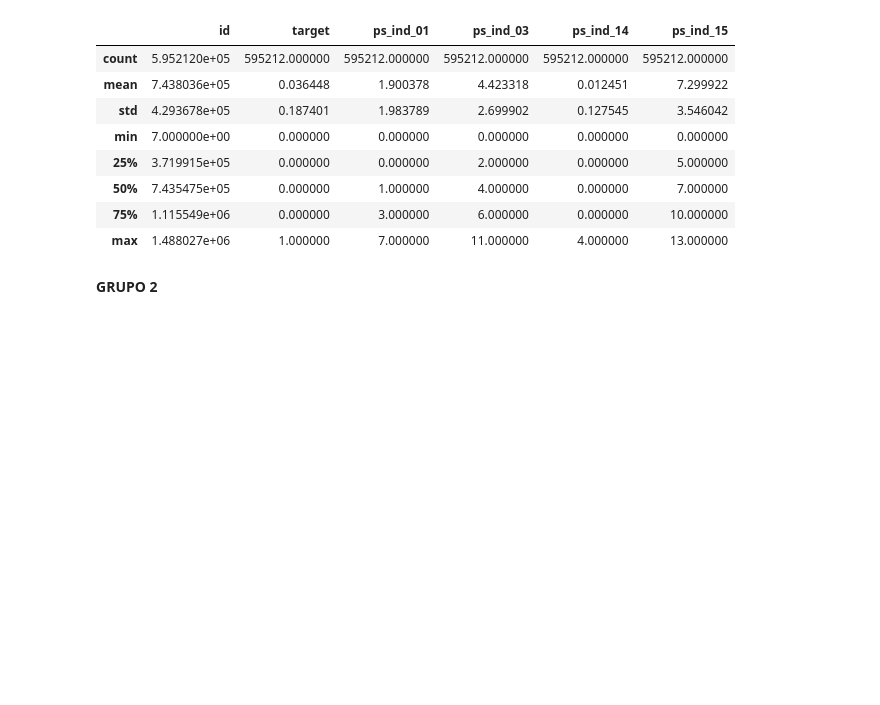
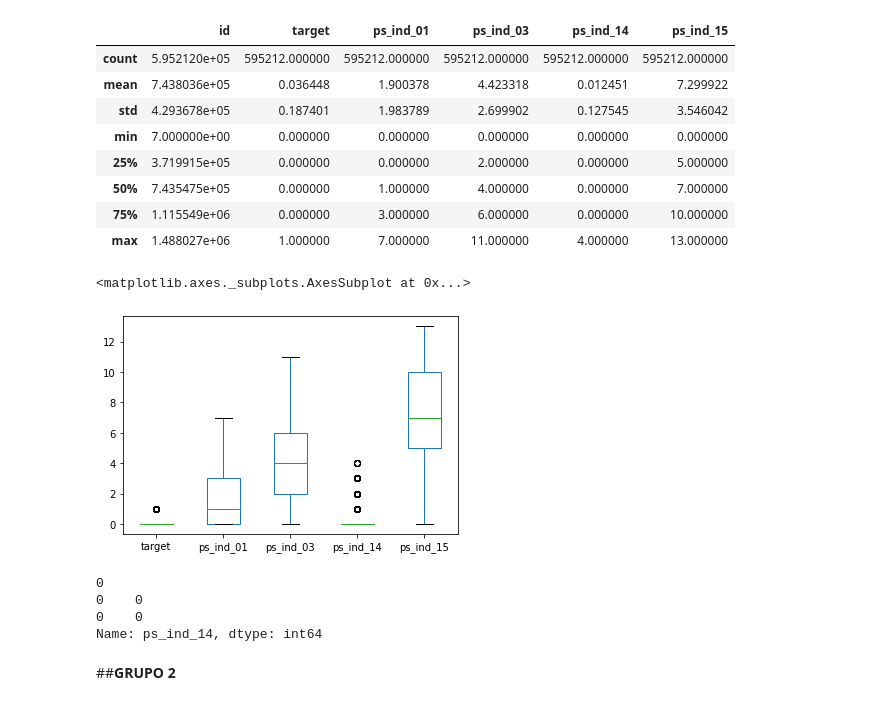
Before and after one commit to melcduarte/projeto_MDD, a Jupyter notebook: 99 - RASCUNHO/Z_Proj_PortoSeguro.ipynb, the cells around one changed output. Saved outputs shown, nothing was run; the diff lists cells and outputs as text; code cells hidden in the pictures; blank space fills up the shorter version.

```diff
--- a/99 - RASCUNHO/Z_Proj_PortoSeguro.ipynb
+++ b/99 - RASCUNHO/Z_Proj_PortoSeguro.ipynb
@@ -71,6 +100,11 @@ df_ps_ind.describe()
 | 50% | 7.435475e+05 | 0.000000 | 1.000000 | 4.000000 | 0.000000 | 7.000000 |
 | 75% | 1.115549e+06 | 0.000000 | 3.000000 | 6.000000 | 0.000000 | 10.000000 |
 | max | 1.488027e+06 | 1.000000 | 7.000000 | 11.000000 | 4.000000 | 13.000000 |
+# %%
+df_ps_ind.drop('id', axis=1).plot.box()
+# %% [output]
+<matplotlib.axes._subplots.AxesSubplot at 0x...>
+[figure, added]
 # %%
 # Index(['id', 'target', 'ps_ind_01', 'ps_ind_03', 'ps_ind_14', 'ps_ind_15'], dtype='object')
 
@@ -79,11 +113,17 @@ i = 1
 
 for i in range(vTamanho_Train):
   vteste = df_ps_ind.ps_ind_14[i]
+  print(i)
   print(vteste)
-  if i == 10:
+  if i == 0:
     break
+# %% [output]
+0
+0    0
+0    0
+Name: ps_ind_14, dtype: int64
 # %% [markdown]
-**GRUPO 2**
+##**GRUPO 2**
 # %%
 df_ps_ind_cat = df_train
 
```
Also changed, not shown: parts of 30 cells of this notebook.
